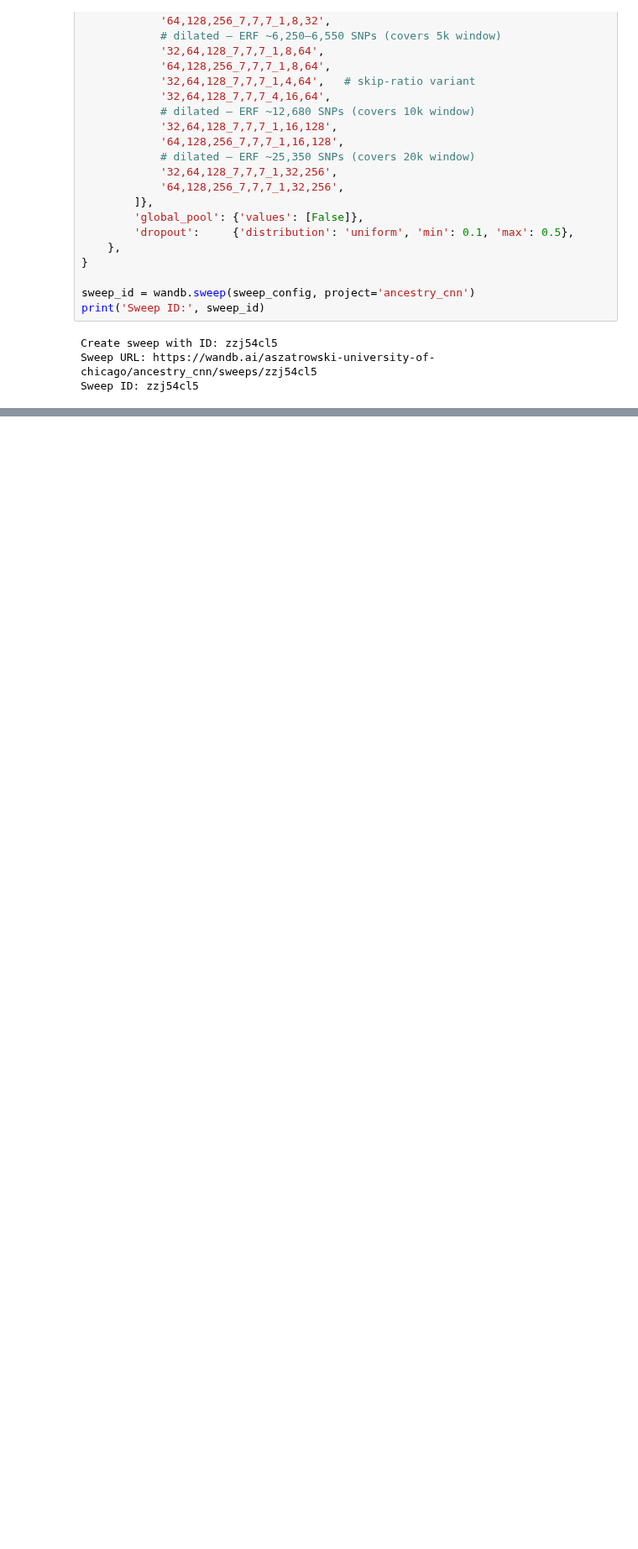
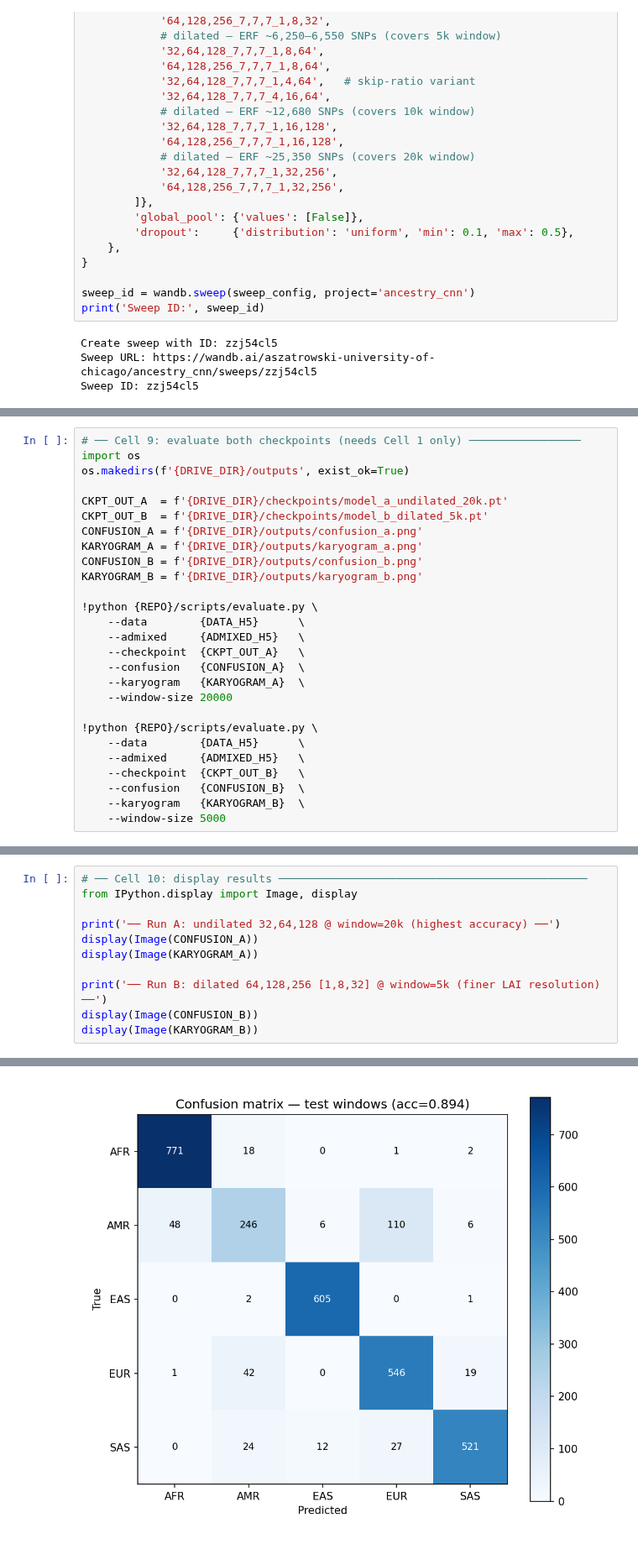
Before and after one commit to aszatrowski/gene_461_final_project, a Jupyter notebook: notebooks/colab_train.ipynb, the cells around one changed output, grey strips where cells are left out. Shown at 84% size. Cells and saved outputs as stored; diff of their text form; blank space fills up the shorter version.

Commit message:
last two training runs for best undilated and dilated

```diff
--- a/notebooks/colab_train.ipynb
+++ b/notebooks/colab_train.ipynb
@@ -236,0 +295,27 @@ NameError: name 'CONFUSION_OUT' is not defined
+# %%
+# ── Cell 9: evaluate both checkpoints (needs Cell 1 only) ─────────────────
+import os
+os.makedirs(f'{DRIVE_DIR}/outputs', exist_ok=True)
+
+CKPT_OUT_A  = f'{DRIVE_DIR}/checkpoints/model_a_undilated_20k.pt'
+CKPT_OUT_B  = f'{DRIVE_DIR}/checkpoints/model_b_dilated_5k.pt'
+CONFUSION_A = f'{DRIVE_DIR}/outputs/confusion_a.png'
+KARYOGRAM_A = f'{DRIVE_DIR}/outputs/karyogram_a.png'
+CONFUSION_B = f'{DRIVE_DIR}/outputs/confusion_b.png'
+KARYOGRAM_B = f'{DRIVE_DIR}/outputs/karyogram_b.png'
+
+!python {REPO}/scripts/evaluate.py \
+    --data        {DATA_H5}      \
+    --admixed     {ADMIXED_H5}   \
+    --checkpoint  {CKPT_OUT_A}   \
+    --confusion   {CONFUSION_A}  \
+    --karyogram   {KARYOGRAM_A}  \
+    --window-size 20000
+
+!python {REPO}/scripts/evaluate.py \
+    --data        {DATA_H5}      \
+    --admixed     {ADMIXED_H5}   \
+    --checkpoint  {CKPT_OUT_B}   \
+    --confusion   {CONFUSION_B}  \
+    --karyogram   {KARYOGRAM_B}  \
+    --window-size 5000
@@ -236,0 +340,12 @@ NameError: name 'CONFUSION_OUT' is not defined
+# %%
+# ── Cell 10: display results ───────────────────────────────────────────────
+from IPython.display import Image, display
+
+print('── Run A: undilated 32,64,128 @ window=20k (highest accuracy) ──')
+display(Image(CONFUSION_A))
+display(Image(KARYOGRAM_A))
+
+print('── Run B: dilated 64,128,256 [1,8,32] @ window=5k (finer LAI resolution) ──')
+display(Image(CONFUSION_B))
+display(Image(KARYOGRAM_B))
+# %% [output]
@@ -236,0 +353 @@ NameError: name 'CONFUSION_OUT' is not defined
+[figure, added]
```
Also changed, not shown: parts of 10 cells of this notebook, 1 other file.
